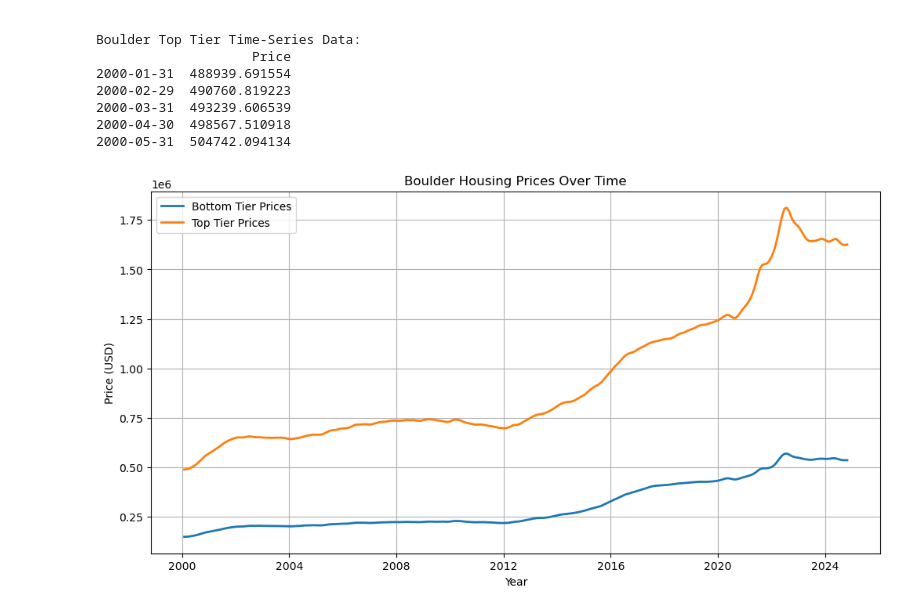
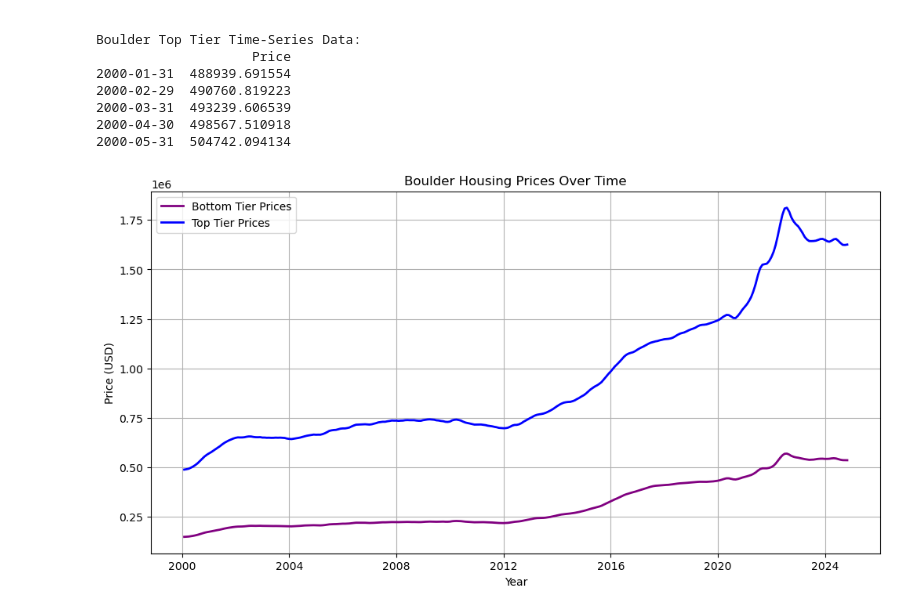
Before and after one commit to SUPERINTIALD/CSCI_4502_5502_Data_Mining_Final_Project, a Jupyter notebook: Outlier_Analysis.ipynb, the cells around one changed output. Drawn from its saved outputs; the diff is of its cells as text; code cells hidden in the pictures.

```diff
--- a/Outlier_Analysis.ipynb
+++ b/Outlier_Analysis.ipynb
@@ -83,14 +83,14 @@ Boulder Top Tier Time-Series Data:
 # %%
 
 # Plot the data
 plt.figure(figsize=(12, 6))
-plt.plot(boulder_bottom_tier.index, boulder_bottom_tier["Price"], label="Bottom Tier Prices", linewidth=2)
-plt.plot(boulder_top_tier.index, boulder_top_tier["Price"], label="Top Tier Prices", linewidth=2)
+plt.plot(boulder_bottom_tier.index, boulder_bottom_tier["Price"], label="Bottom Tier Prices", color = "purple", linewidth=2)
+plt.plot(boulder_top_tier.index, boulder_top_tier["Price"], label="Top Tier Prices", color = "blue", linewidth=2)
 plt.title("Boulder Housing Prices Over Time")
 plt.xlabel("Year")
 plt.ylabel("Price (USD)")
 plt.legend()
 plt.grid(True)
 plt.show()
 # %% [output]
-[figure, old version]
+[figure, new version]
```
Also changed, not shown: parts of 6 cells of this notebook.
